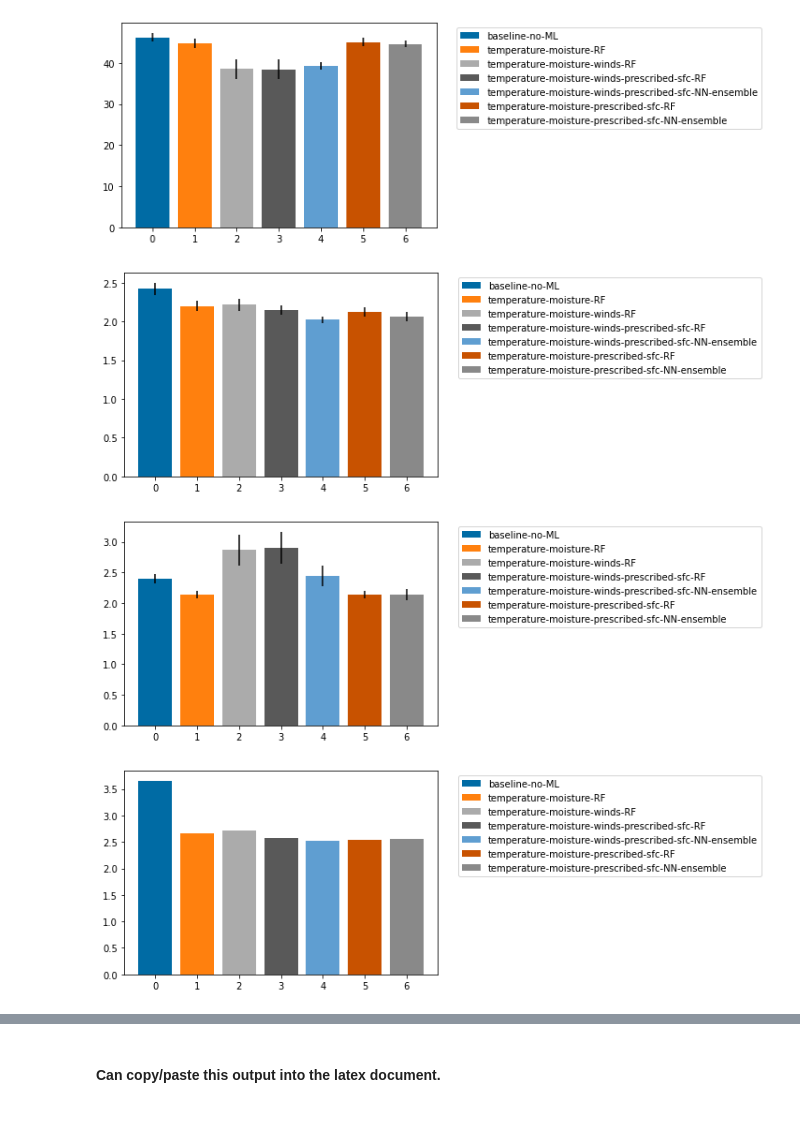
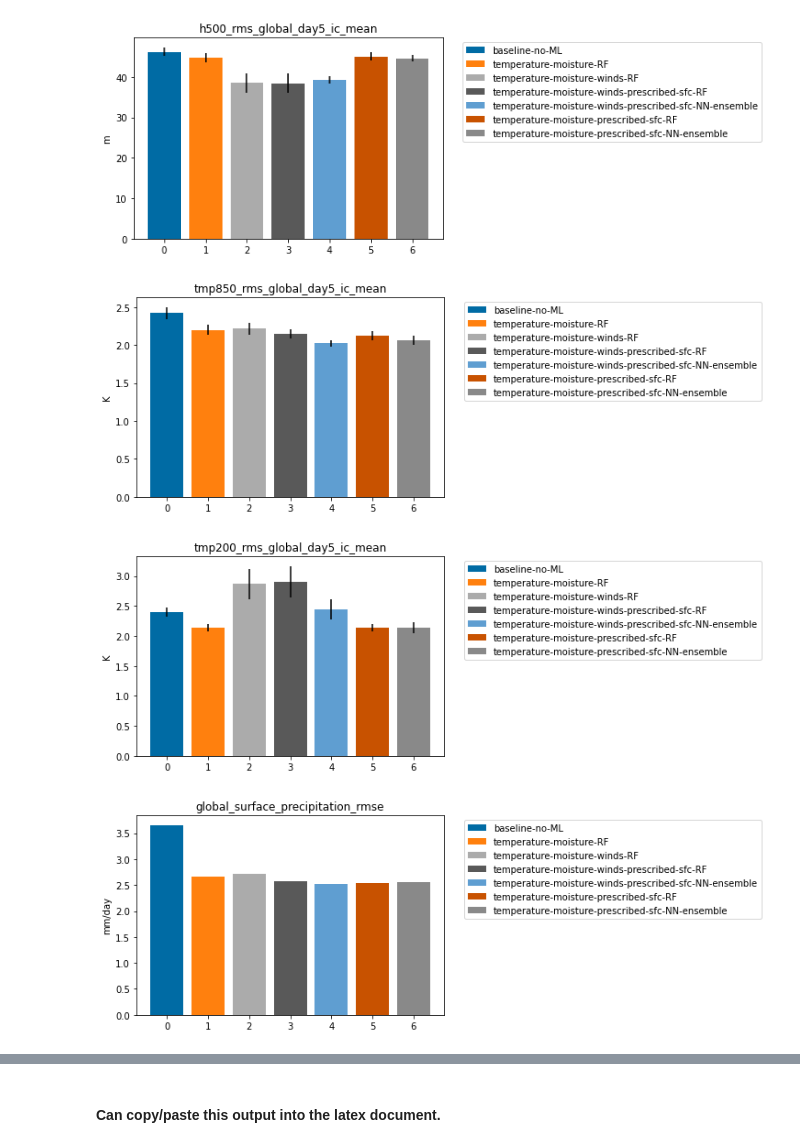
Before and after one commit to ai2cm/nudge-to-fine-3km-manuscript-workflow, a Jupyter notebook: notebooks/create-ablation-table.ipynb, the cells around one changed output, grey strips where cells are left out. Drawn from its saved outputs; the diff is of its cells as text; code cells hidden in the pictures; blank space fills up the shorter version.

Commit message:
put back title and units

```diff
--- a/notebooks/create-ablation-table.ipynb
+++ b/notebooks/create-ablation-table.ipynb
@@ -46,31 +57,31 @@ df
 # %%
 import matplotlib.pyplot as plt
 
 for variable in df["variable"].values:
     if variable.endswith("std"):
         continue
 
     row = df.loc[ df["variable"] == variable].values[0]
     y = row[2:]
     title = row[0]
     labels = df.columns[2:].values
     units = row[1]
 
     if variable.endswith("mean"):
         for i in range(len(y)):
             std = df.loc[ df["variable"] == variable.replace("mean", "std")].values[0][2:]
             plt.bar([i,], [y[i],] , yerr=std[i], label=labels[i])
 
     else:
         for i in range(len(y)):
             plt.bar([i,], [y[i],], label=labels[i])
     plt.legend(bbox_to_anchor=(1.05, 1), loc='upper left')
-    ax.set_ylabel(units)
-    ax.get_xaxis().set_visible(False)
-    ax.set_title(title)
+    plt.ylabel(units)
+    #plt.xaxis().set_visible(False)
+    plt.title(title)
     plt.show()
 # %% [output]
-[figure, old version]
+[figure, new version]
-[figure, old version]
+[figure, new version]
-[figure, old version]
+[figure, new version]
-[figure, old version]
+[figure, new version]
```
Also changed, not shown: parts of 2 cells of this notebook.
